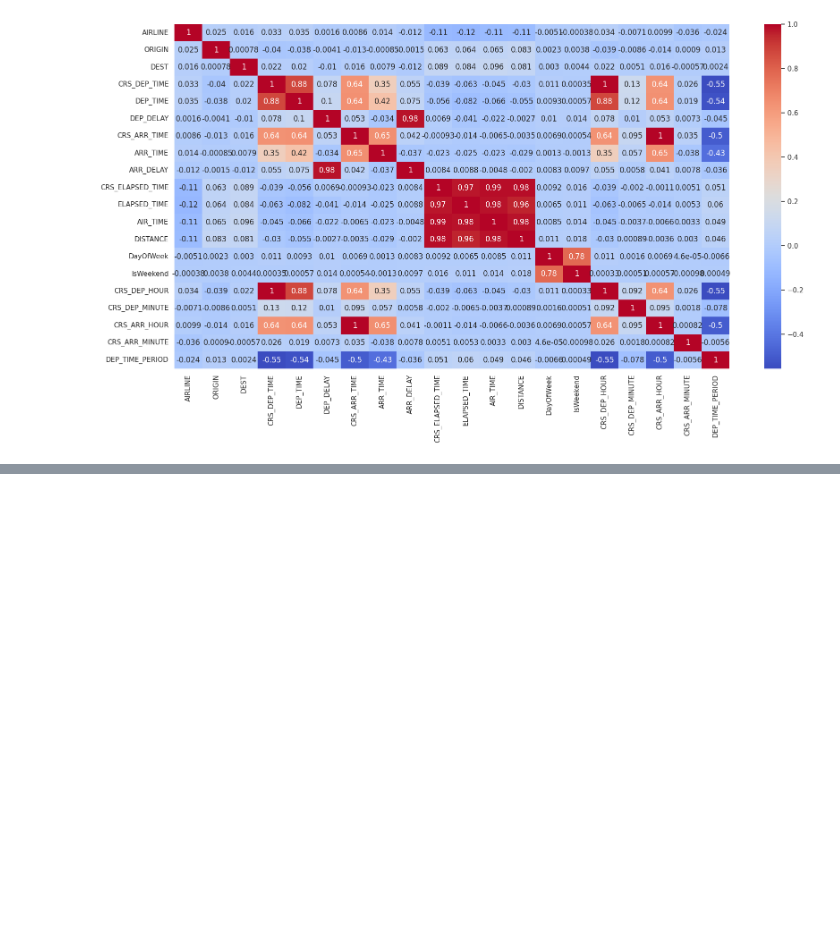
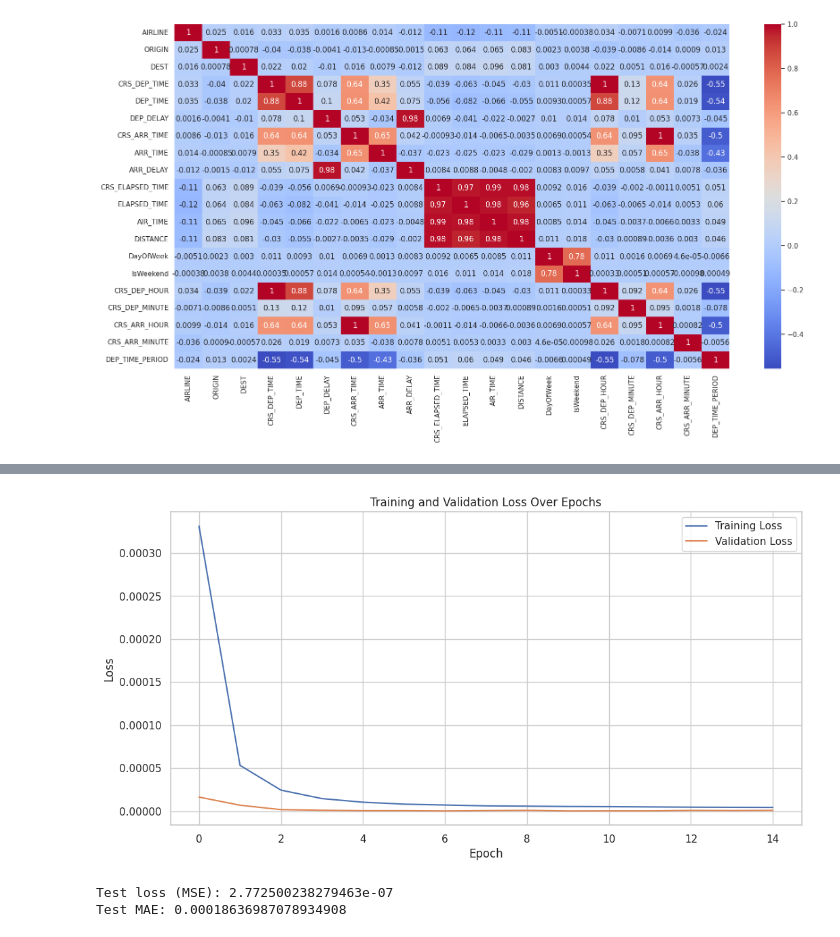
Before and after one commit to swiz9/Flight-Delay-Prediction-System, a Jupyter notebook: Bidirectional_LSTM__Model.ipynb, the cells around one changed output, grey strips where cells are left out. Drawn from its saved outputs; the diff is of its cells as text; code cells hidden in the pictures; blank space fills up the shorter version.

Commit message:
Evaluated LSTM model, calculated MAPE & accuracy, and plotted actual vs predicted values

```diff
--- a/Bidirectional_LSTM__Model.ipynb
+++ b/Bidirectional_LSTM__Model.ipynb
@@ -274,0 +275,21 @@ Epoch 13/15
+# %%
+# Plot training & validation loss values
+plt.figure(figsize=(12, 6))
+plt.plot(history.history['loss'], label='Training Loss')
+plt.plot(history.history['val_loss'], label='Validation Loss')
+plt.xlabel('Epoch')
+plt.ylabel('Loss')
+plt.title('Training and Validation Loss Over Epochs')
+plt.legend()
+plt.grid(True)
+plt.show()
+# %% [output]
+[figure, added]
+# %%
+# Evaluate the model
+score = model.evaluate(X_test, y_test, verbose=0)
+print('Test loss (MSE):', score[0])
+print('Test MAE:', score[1])
+# %% [output]
+Test loss (MSE): 2.772500238279463e-07
+Test MAE: 0.00018636987078934908
```
Also changed, not shown: parts of 4 cells of this notebook.
